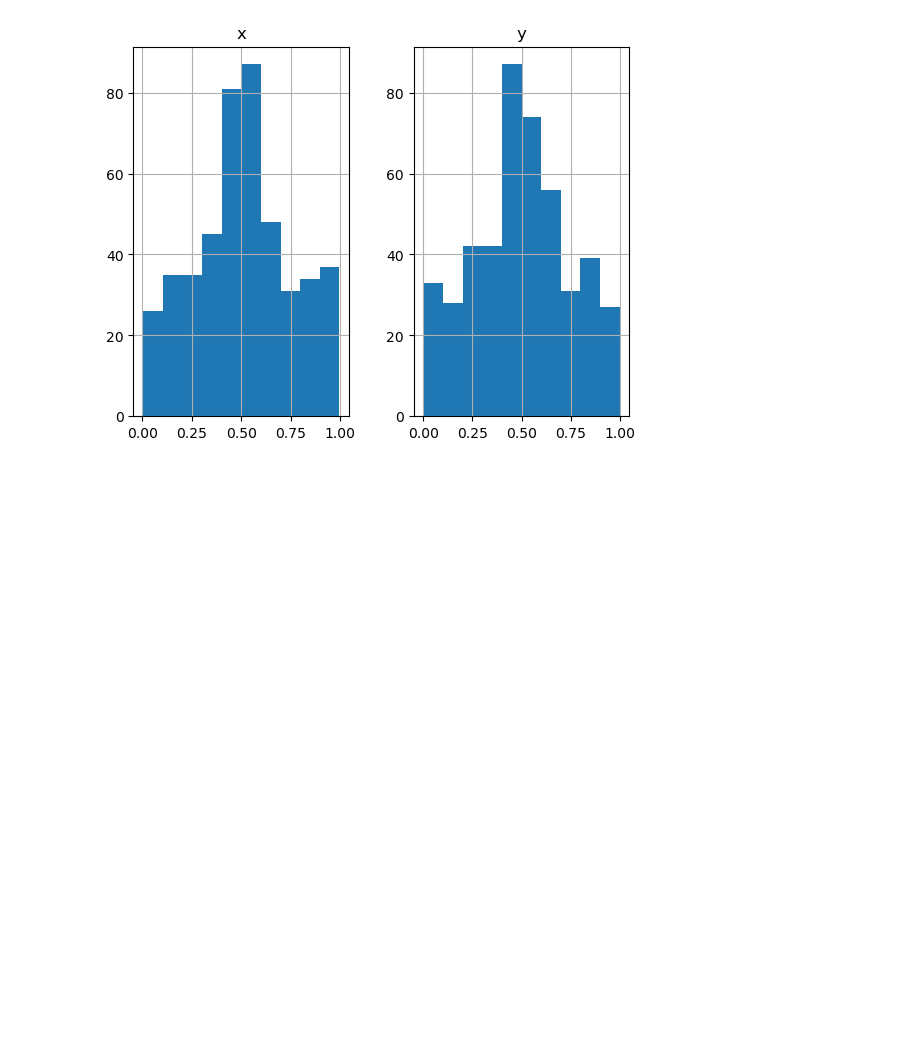
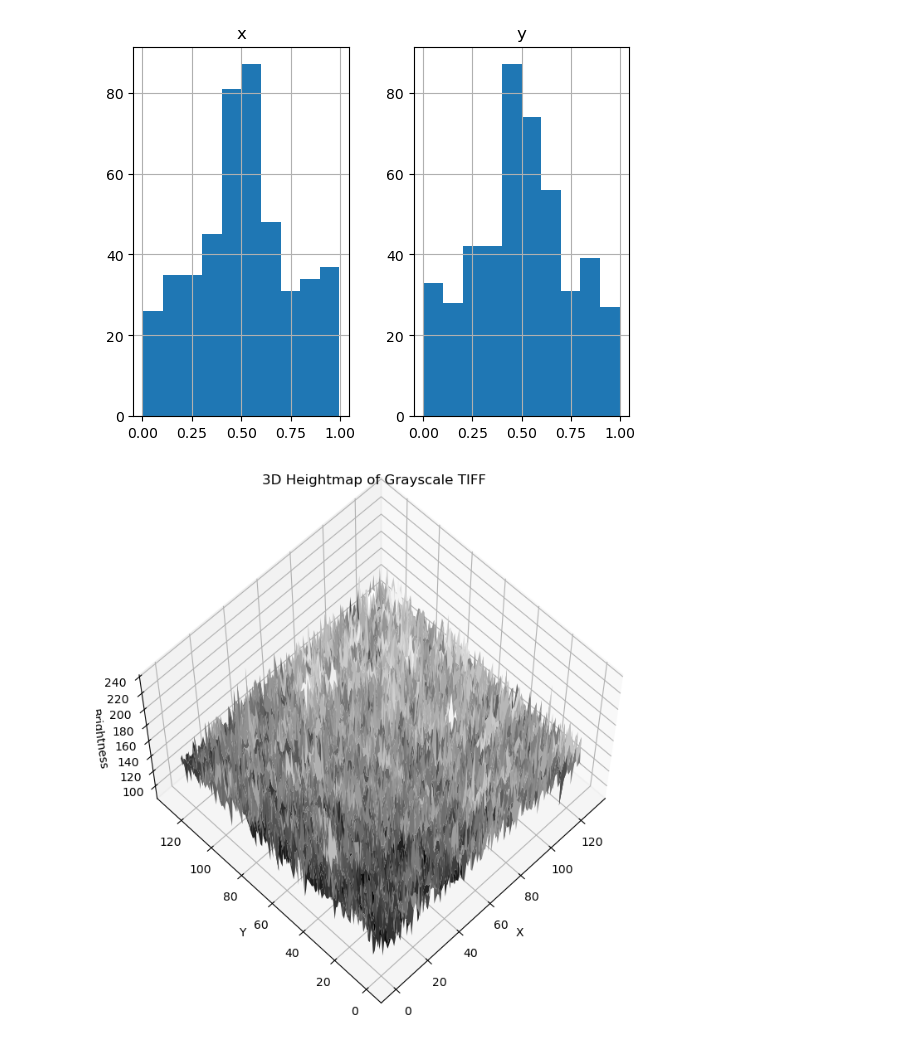
Before and after one commit to soso1407/nanoparticle-tracking-simulation, a Jupyter notebook: src/Main.ipynb, the cells around one changed output. Cells and saved outputs as stored; diff of their text form; code cells hidden in the pictures; blank space fills up the shorter version.

Commit message:
in process of gamma adjusting images

```diff
--- a/src/Main.ipynb
+++ b/src/Main.ipynb
@@ -349,3 +349,7 @@ tp.subpx_bias(f)
 array([[<Axes: title={'center': 'x'}>, <Axes: title={'center': 'y'}>]],
       dtype=object)
 [figure]
+# %%
+plot_tif("test_NIST/test_from_NIST.tif", frame=0, subset=[[0, 128], [0, 128]])
+# %% [output]
+[figure, added]
```
Also changed, not shown: parts of 12 cells of this notebook, 7 other files.
